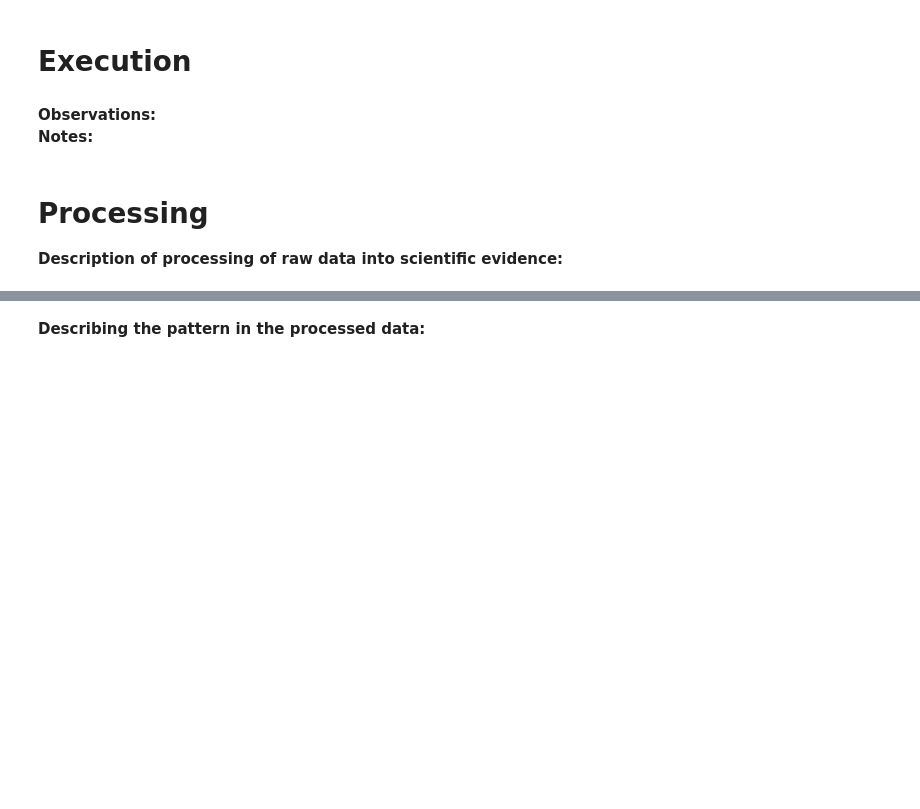
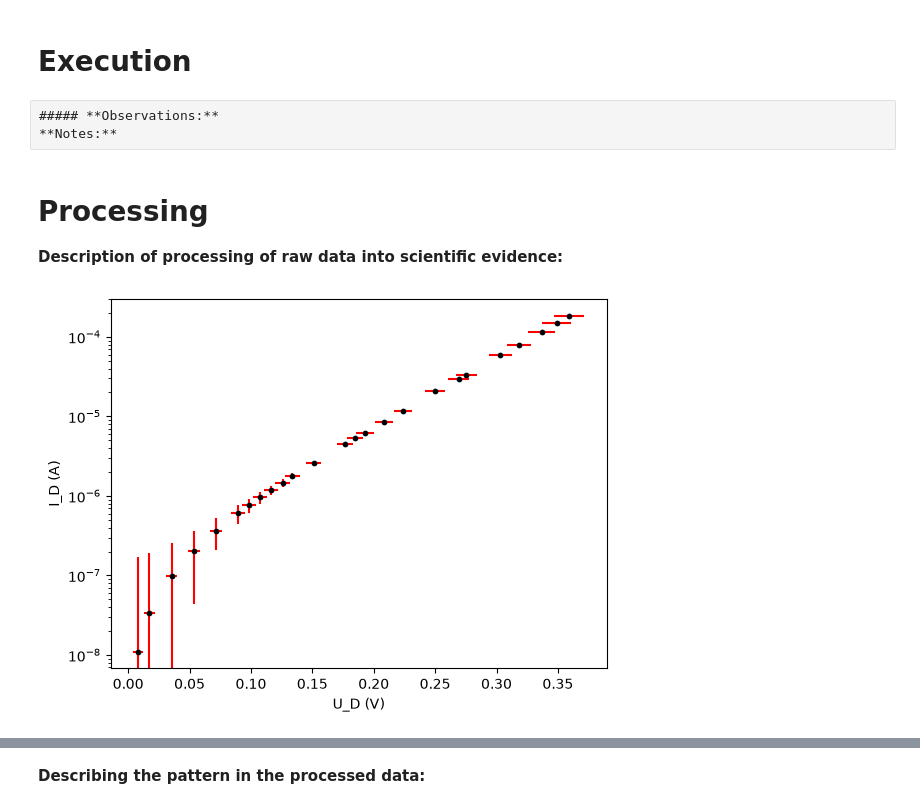
Before and after one commit to KoenHeide1/IP2-Thermo-, a Jupyter notebook: Labjournaal voor IP2/BM_labjournaal (1).ipynb, the cells around one changed output, grey strips where cells are left out. Saved outputs shown, nothing was run; the diff lists cells and outputs as text; code cells hidden in the pictures; blank space fills up the shorter version.

```diff
--- a/Labjournaal voor IP2/BM_labjournaal (1).ipynb
+++ b/Labjournaal voor IP2/BM_labjournaal (1).ipynb
@@ -68,14 +37,46 @@ Onzekerheid_T=...
-# %% [markdown]
-**Observations:**
-**Notes:**
+# %%
+# Measurements: Explain the names of variables provide only raw data in np.arrays!
+#Ruwe data + onzekerheden
+def vijfhalf(x):
+    return 0.03*10**-2 *x +0.004*10**-2*4
+def driehalf(x):
+    return 1.5*10**-2 * x+0.01*10**-2*40
+
+#Constante
+R2= 1000
+Onzekerheid_R=vijfhalf(R2)
+q=-1.6022e-19
+n=2
+Onzekerheid_n=0.1
+T = 293.15
+Onzekerheid_T=1
+R1=33*10**3
+R3=0.1*10**3
+
+
+
+U_R=np.array([0.011,0.034,0.099,0.204,0.367,0.606,0.765,0.956,1.180,1.453,1.773,2.594,4.457,5.299,6.240,8.630,11.684,20.939,29.430,32.875,58.750,79.943,116.073,149.275,184.470])*10**-3                             #U_R = met 51/2
+Onzekerheid_UR=vijfhalf(U_R)
+U_bron=np.array([0.09,0.19,0.39,0.59,0.79,0.99,1.09,1.19,1.29,1.4,1.49,1.69,1.99,2.09,2.19,2.39,2.59,2.98,3.285,3.39,3.98,4.38,4.98,5.48,5.98])*(R3/(R3+R2))                               #3 1/2
+Onzekerheid_Ubron=driehalf(U_bron)
+
+
+
+
+U_D=U_bron-U_R
+Onzekerheid_UD = np.sqrt(Onzekerheid_Ubron**2+Onzekerheid_UR**2)
+#De voltage over de weerstand
+# %% [raw]
+##### **Observations:**
+**Notes:**
 # %% [markdown]
 # Processing
 **Description of processing of raw data into scientific evidence:**
 # %%
 #Bewerkte data
 # Verhouding zou moeten zijn:I_D= I_nul*(np.e**((-q*U_D)/(n*k_B*T))-1) of in een loglog plot log(I_D)=log(I_nul)*log(e^gedoetje). Hierbij is log(I_nul) b en log(e^gedoetje) a met y=ax+b
-I_D=U_r/R
-Onzekerheid_ID = np.sqrt((onzekerheid_UR**2)+(Onzekerheid_R**2))
+I_D=U_R/R2
+Onzekerheid_ID = I_D*np.sqrt(((Onzekerheid_UR/U_R)**2)+((Onzekerheid_R/R2)**2))
 
 
 
@@ -84,12 +85,16 @@ Onzekerheid_ID = np.sqrt((onzekerheid_UR**2)+(Onzekerheid_R**2))
 # %%
 #Plot
 #loglog plot maken
+xerr= Onzekerheid_UD
+yerr= Onzekerheid_ID
 plt.figure
-plt.errorbar(U_D,I_D,fmt = 'k.',xerr=Onzekerheid_UD,yerr=Onzekerheid_ID,ecolor = 'r',label = 'punten met error')
+plt.plot(U_D,I_D,'.')
+plt.errorbar(U_D,I_D,fmt = 'k.',xerr=xerr,yerr=yerr,ecolor = 'r',label = 'punten met error')
 plt.xlabel('U_D (V)')
 plt.ylabel('I_D (A)')
 plt.yscale('log')           #Het lineaniseren van de grafiek
-plt.legend()
+# %% [output]
+[figure, added]
 # %%
 #Fit met y=bx+c
 def functie(x,b,c):
```
Also changed, not shown: parts of 6 cells of this notebook.
